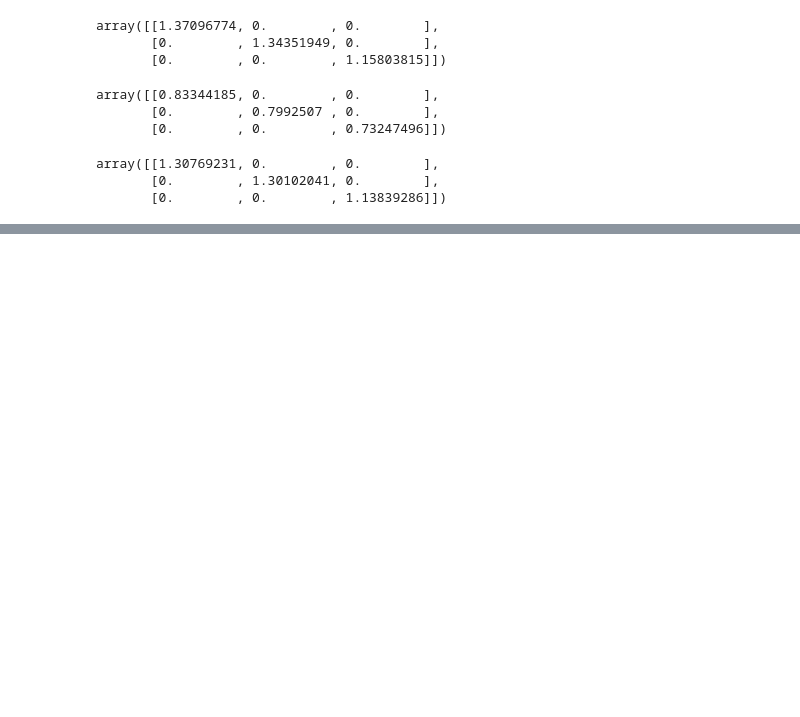
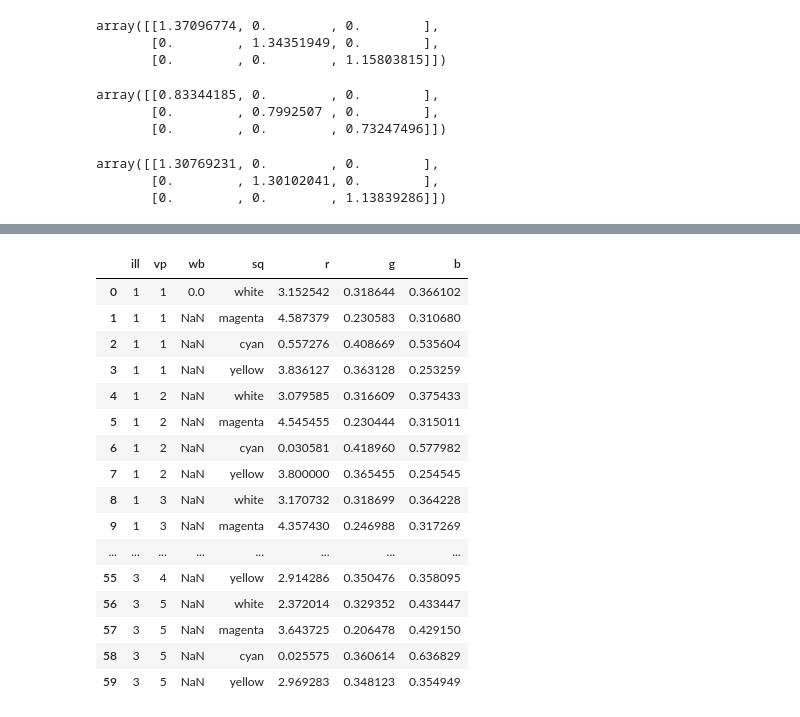
Before and after one commit to adhocmaster/CSE264ComputerVision, a Jupyter notebook: project1/part4/part4.ipynb, the cells around one changed output, grey strips where cells are left out. Cells and saved outputs as stored; diff of their text form; code cells hidden in the pictures; blank space fills up the shorter version.

```diff
--- a/project1/part4/part4.ipynb
+++ b/project1/part4/part4.ipynb
@@ -142,0 +193,21 @@ illDf
+# %%
+df.r = df.r * 10
+df
+# %% [output]
+|  | ill | vp | wb | sq | r | g | b |
+| 0 | 1 | 1 | 0.0 | white | 3.152542 | 0.318644 | 0.366102 |
+| 1 | 1 | 1 | NaN | magenta | 4.587379 | 0.230583 | 0.310680 |
+| 2 | 1 | 1 | NaN | cyan | 0.557276 | 0.408669 | 0.535604 |
+| 3 | 1 | 1 | NaN | yellow | 3.836127 | 0.363128 | 0.253259 |
+| 4 | 1 | 2 | NaN | white | 3.079585 | 0.316609 | 0.375433 |
+| 5 | 1 | 2 | NaN | magenta | 4.545455 | 0.230444 | 0.315011 |
+| 6 | 1 | 2 | NaN | cyan | 0.030581 | 0.418960 | 0.577982 |
+| 7 | 1 | 2 | NaN | yellow | 3.800000 | 0.365455 | 0.254545 |
+| 8 | 1 | 3 | NaN | white | 3.170732 | 0.318699 | 0.364228 |
+| 9 | 1 | 3 | NaN | magenta | 4.357430 | 0.246988 | 0.317269 |
+| ... | ... | ... | ... | ... | ... | ... | ... |
+| 55 | 3 | 4 | NaN | yellow | 2.914286 | 0.350476 | 0.358095 |
+| 56 | 3 | 5 | NaN | white | 2.372014 | 0.329352 | 0.433447 |
+| 57 | 3 | 5 | NaN | magenta | 3.643725 | 0.206478 | 0.429150 |
+| 58 | 3 | 5 | NaN | cyan | 0.025575 | 0.360614 | 0.636829 |
+| 59 | 3 | 5 | NaN | yellow | 2.969283 | 0.348123 | 0.354949 |
```
Also changed, not shown: parts of 5 cells of this notebook, 1 other file.
